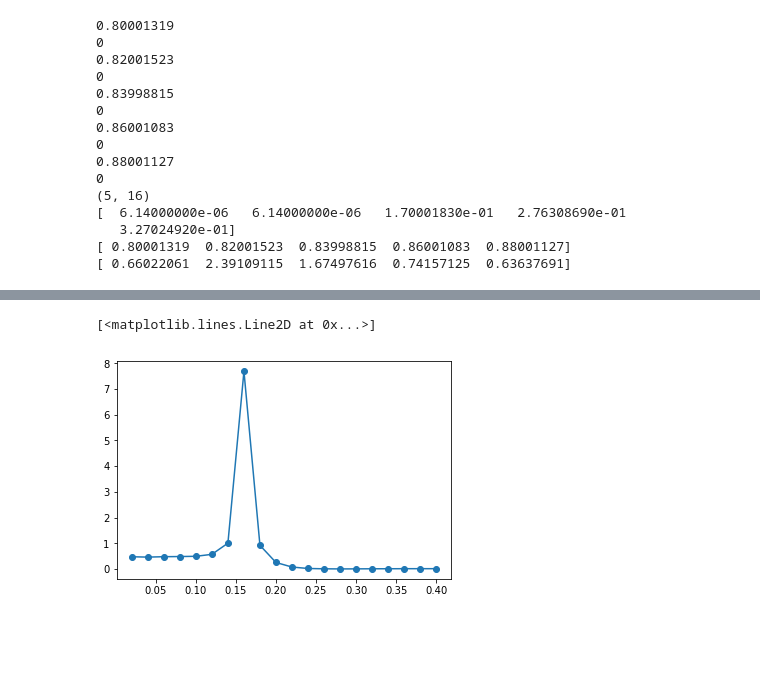
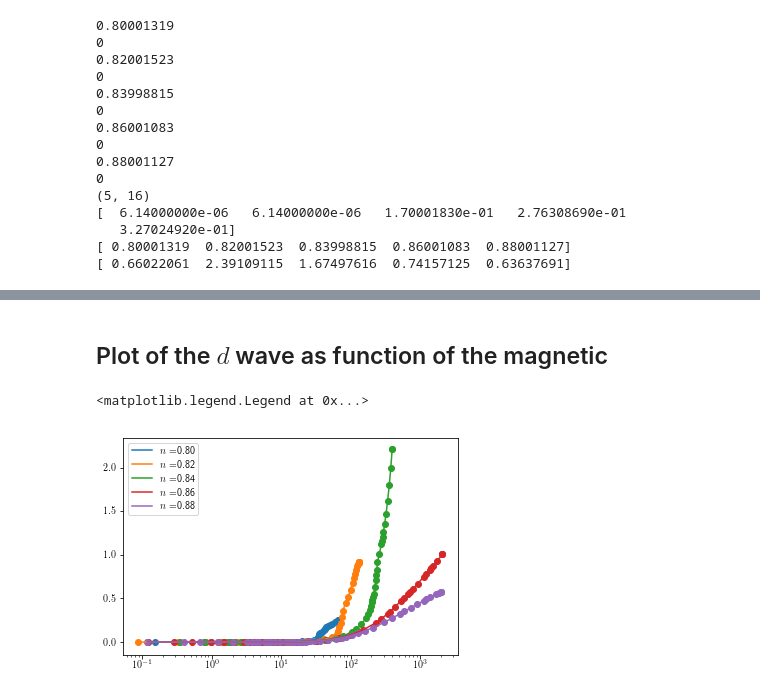
Before and after one commit to Ciro-Taranto/report_dmf2rg, a Jupyter notebook: scripts/decoupled.ipynb, the cells around one changed output, grey strips where cells are left out. Drawn from its saved outputs; the diff is of its cells as text; code cells hidden in the pictures; blank space fills up the shorter version.

```diff
--- a/scripts/decoupled.ipynb
+++ b/scripts/decoupled.ipynb
@@ -75,5 +75,18 @@ plt.savefig("/home/ciro/Documents/Talks/pairing_plus_criscale.png",dpi=300)
-# %%
-plt.plot(1-rawdata[:,4],rawdata[:,11],"-o")
-# %% [output]
-[<matplotlib.lines.Line2D at 0x...>]
-[figure, removed]
+# %% [markdown]
+## Plot of the $d$ wave as function of the magnetic
+# %%
+alldata = np.loadtxt('../data/copy_rawdata.dat',comments = "#")
+wantfill = np.unique(criData[:,4])
+for fill in wantfill:
+    one_fill = alldata[np.where(alldata[:,4]==fill)]
+    one_fill = one_fill[one_fill[:,0].argsort()]
+    plt.scatter(one_fill[:,8],one_fill[:,11])
+    plt.plot(one_fill[:,8],one_fill[:,11],label=r"$n=$"+"{:2.2f}".format(fill))
+
+#plt.xlim([0,300])
+plt.plot()
+plt.xscale("log")
+plt.legend()
+# %% [output]
+<matplotlib.legend.Legend at 0x...>
+[figure, added]
```
Also changed, not shown: parts of 6 cells of this notebook, 47 other files.
